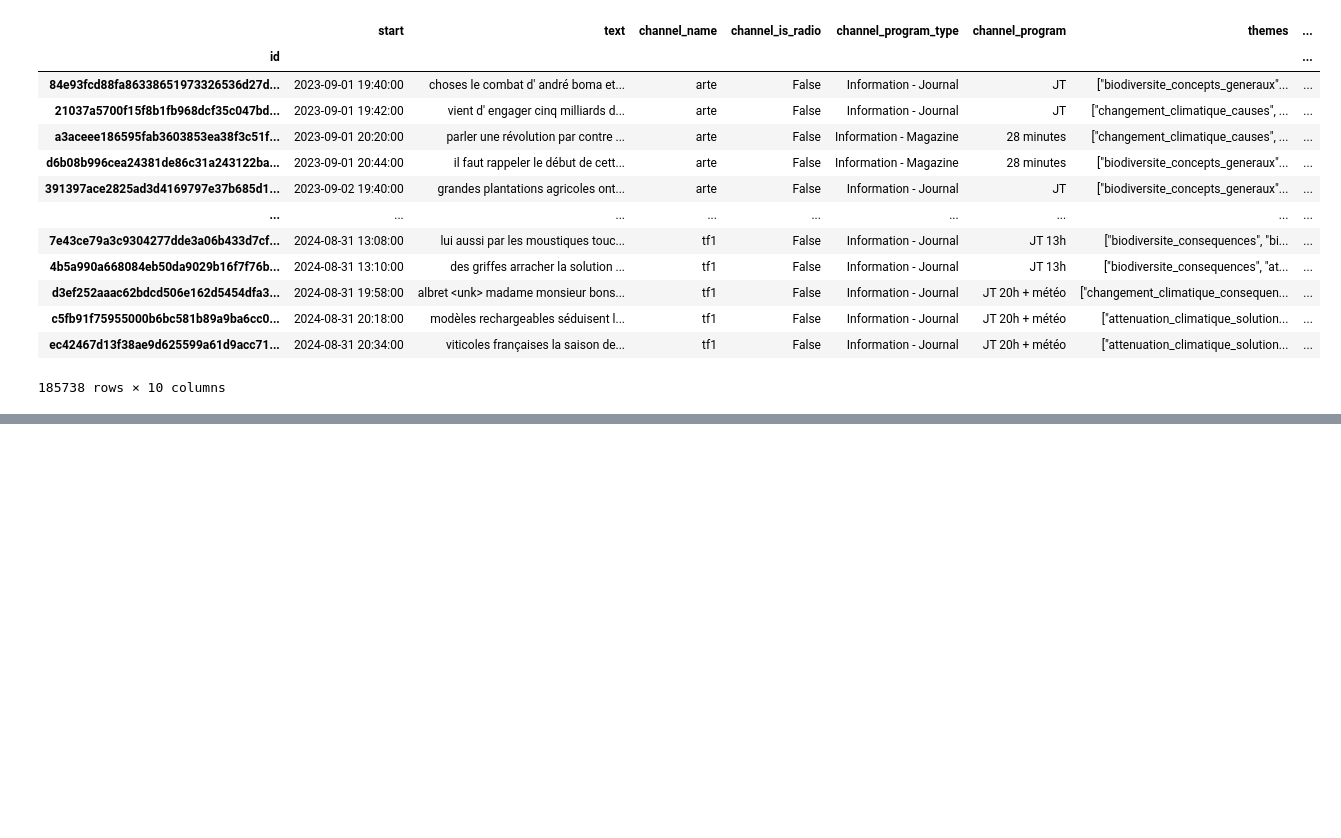
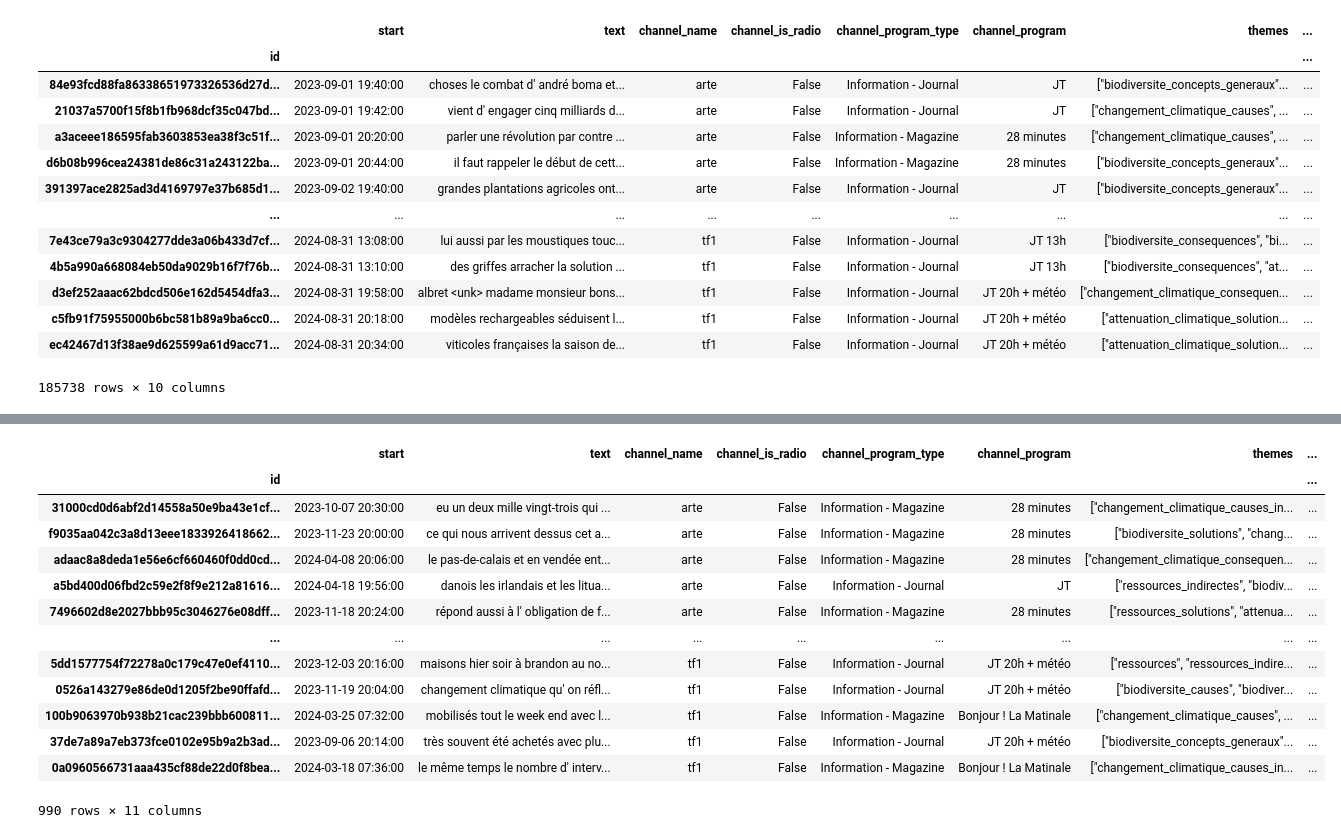
Before and after one commit to dataforgoodfr/climateguard, a Jupyter notebook: notebooks/benchmark/mediatree_synthetic_benchmark.ipynb, the cells around one changed output, grey strips where cells are left out. Saved outputs shown, nothing was run; the diff lists cells and outputs as text; code cells hidden in the pictures; blank space fills up the shorter version.

```diff
--- a/notebooks/benchmark/mediatree_synthetic_benchmark.ipynb
+++ b/notebooks/benchmark/mediatree_synthetic_benchmark.ipynb
@@ -110,0 +139,17 @@ df.loc[index_to_pullute, "contrarian_claim"] = await tqdm.gather(
+# %%
+df
+# %% [output]
+|  | start | text | channel_name | channel_is_radio | channel_program_type | channel_program | themes | ... |
+| id |  |  |  |  |  |  |  | ... |
+| 31000cd0d6abf2d14558a50e9ba43e1cf... | 2023-10-07 20:30:00 | eu un deux mille vingt-trois qui ... | arte | False | Information - Magazine | 28 minutes | ["changement_climatique_causes_in... | ... |
+| f9035aa042c3a8d13eee1833926418662... | 2023-11-23 20:00:00 | ce qui nous arrivent dessus cet a... | arte | False | Information - Magazine | 28 minutes | ["biodiversite_solutions", "chang... | ... |
+| adaac8a8deda1e56e6cf660460f0dd0cd... | 2024-04-08 20:06:00 | le pas-de-calais et en vendée ent... | arte | False | Information - Magazine | 28 minutes | ["changement_climatique_consequen... | ... |
+| a5bd400d06fbd2c59e2f8f9e212a81616... | 2024-04-18 19:56:00 | danois les irlandais et les litua... | arte | False | Information - Journal | JT | ["ressources_indirectes", "biodiv... | ... |
+| 7496602d8e2027bbb95c3046276e08dff... | 2023-11-18 20:24:00 | répond aussi à l' obligation de f... | arte | False | Information - Magazine | 28 minutes | ["ressources_solutions", "attenua... | ... |
+| ... | ... | ... | ... | ... | ... | ... | ... | ... |
+| 5dd1577754f72278a0c179c47e0ef4110... | 2023-12-03 20:16:00 | maisons hier soir à brandon au no... | tf1 | False | Information - Journal | JT 20h + météo | ["ressources", "ressources_indire... | ... |
+| 0526a143279e86de0d1205f2be90ffafd... | 2023-11-19 20:04:00 | changement climatique qu' on réfl... | tf1 | False | Information - Journal | JT 20h + météo | ["biodiversite_causes", "biodiver... | ... |
+| 100b9063970b938b21cac239bbb600811... | 2024-03-25 07:32:00 | mobilisés tout le week end avec l... | tf1 | False | Information - Magazine | Bonjour ! La Matinale | ["changement_climatique_causes", ... | ... |
+| 37de7a89a7eb373fce0102e95b9a2b3ad... | 2023-09-06 20:14:00 | très souvent été achetés avec plu... | tf1 | False | Information - Journal | JT 20h + météo | ["biodiversite_concepts_generaux"... | ... |
+| 0a0960566731aaa435cf88de22d0f8bea... | 2024-03-18 07:36:00 | le même temps le nombre d' interv... | tf1 | False | Information - Magazine | Bonjour ! La Matinale | ["changement_climatique_causes_in... | ... |
+990 rows × 11 columns
```
Also changed, not shown: parts of 6 cells of this notebook, 1 other file.
